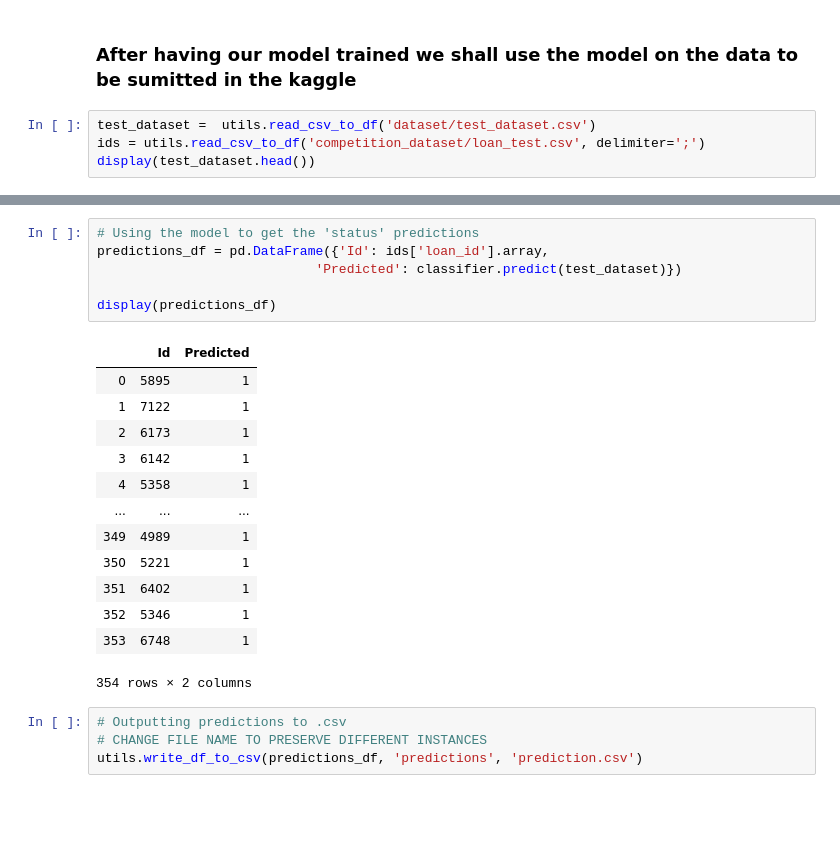
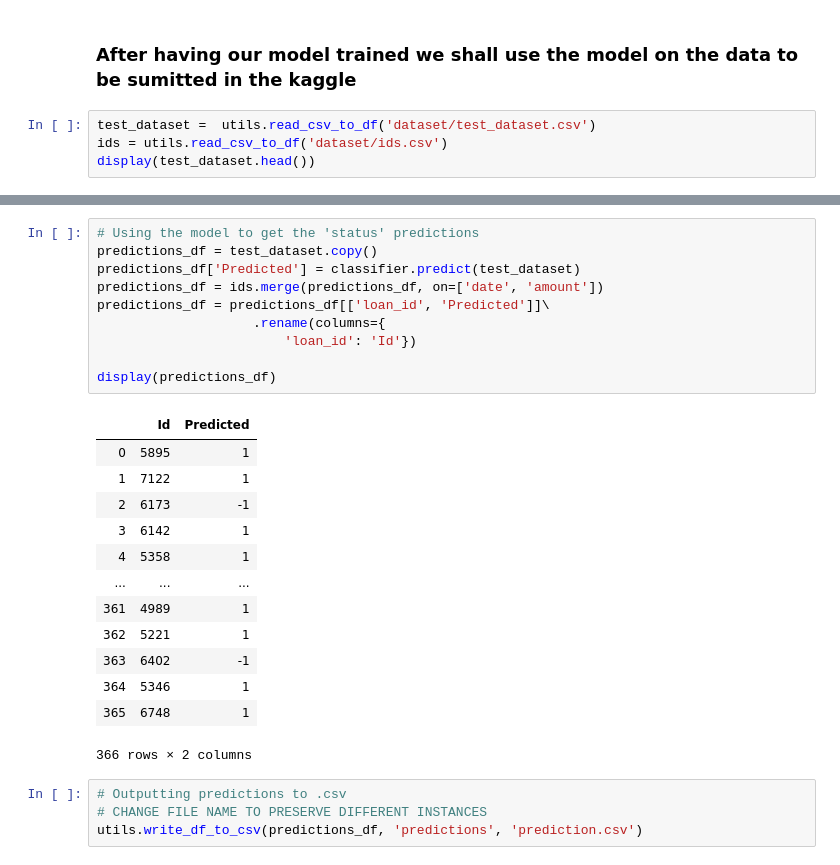
Before and after one commit to EdgarACarneiro/feup-ecac, a Jupyter notebook: project-competition/prediction.ipynb, the cells around one changed output, grey strips where cells are left out. Cells and saved outputs as stored; diff of their text form; blank space fills up the shorter version.

Commit message:
Fixed merge of results with ids. Trying the correct submission soon

```diff
--- a/project-competition/prediction.ipynb
+++ b/project-competition/prediction.ipynb
@@ -136,7 +136,7 @@ Actual YES      10              50
 ### After having our model trained we shall use the model on the data to be sumitted in the kaggle
 # %%
 test_dataset =  utils.read_csv_to_df('dataset/test_dataset.csv')
-ids = utils.read_csv_to_df('competition_dataset/loan_test.csv', delimiter=';')
+ids = utils.read_csv_to_df('dataset/ids.csv')
 display(test_dataset.head())
 # %% [output]
 |  | date | amount | payments | account_loan_age | frequency_MI | frequency_WI | owners_count | C | ... |
@@ -158,24 +158,28 @@ display(test_dataset.head())
 | 4 | 0.025568 | 0.056981 | 0.302519 | 19.258065 | 1 | 0 | 1 | 0 | ... |
 # %%
 # Using the model to get the 'status' predictions
-predictions_df = pd.DataFrame({'Id': ids['loan_id'].array,
-                            'Predicted': classifier.predict(test_dataset)})
+predictions_df = test_dataset.copy()
+predictions_df['Predicted'] = classifier.predict(test_dataset)
+predictions_df = ids.merge(predictions_df, on=['date', 'amount'])
+predictions_df = predictions_df[['loan_id', 'Predicted']]\
+                    .rename(columns={
+                        'loan_id': 'Id'})
 
 display(predictions_df)
 # %% [output]
 |  | Id | Predicted |
 | 0 | 5895 | 1 |
 | 1 | 7122 | 1 |
-| 2 | 6173 | 1 |
+| 2 | 6173 | -1 |
 | 3 | 6142 | 1 |
 | 4 | 5358 | 1 |
 | ... | ... | ... |
-| 349 | 4989 | 1 |
-| 350 | 5221 | 1 |
-| 351 | 6402 | 1 |
-| 352 | 5346 | 1 |
-| 353 | 6748 | 1 |
+| 361 | 4989 | 1 |
+| 362 | 5221 | 1 |
+| 363 | 6402 | -1 |
+| 364 | 5346 | 1 |
+| 365 | 6748 | 1 |
-354 rows × 2 columns
+366 rows × 2 columns
 # %%
 # Outputting predictions to .csv
 # CHANGE FILE NAME TO PRESERVE DIFFERENT INSTANCES
```
Also changed, not shown: parts of 1 cell of this notebook, 2 other files.
